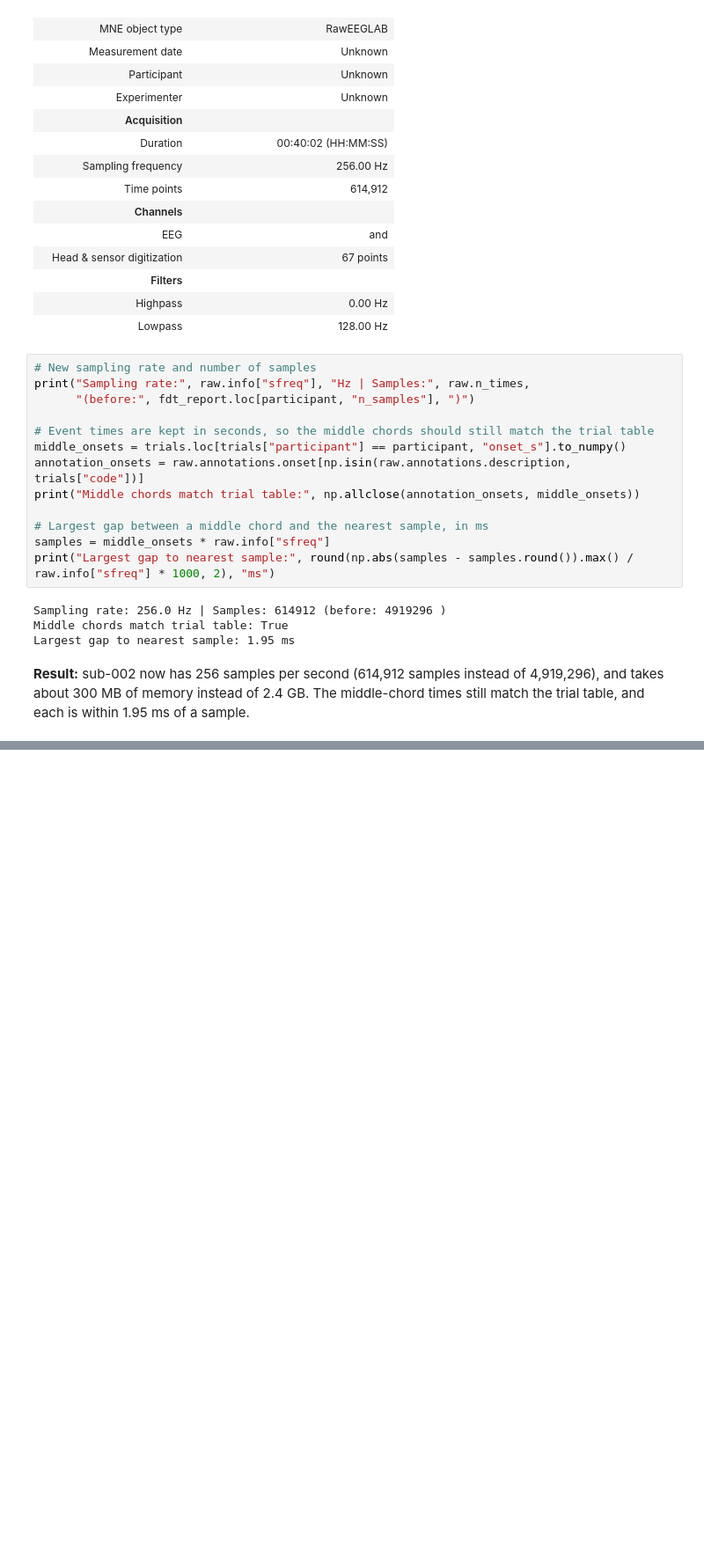
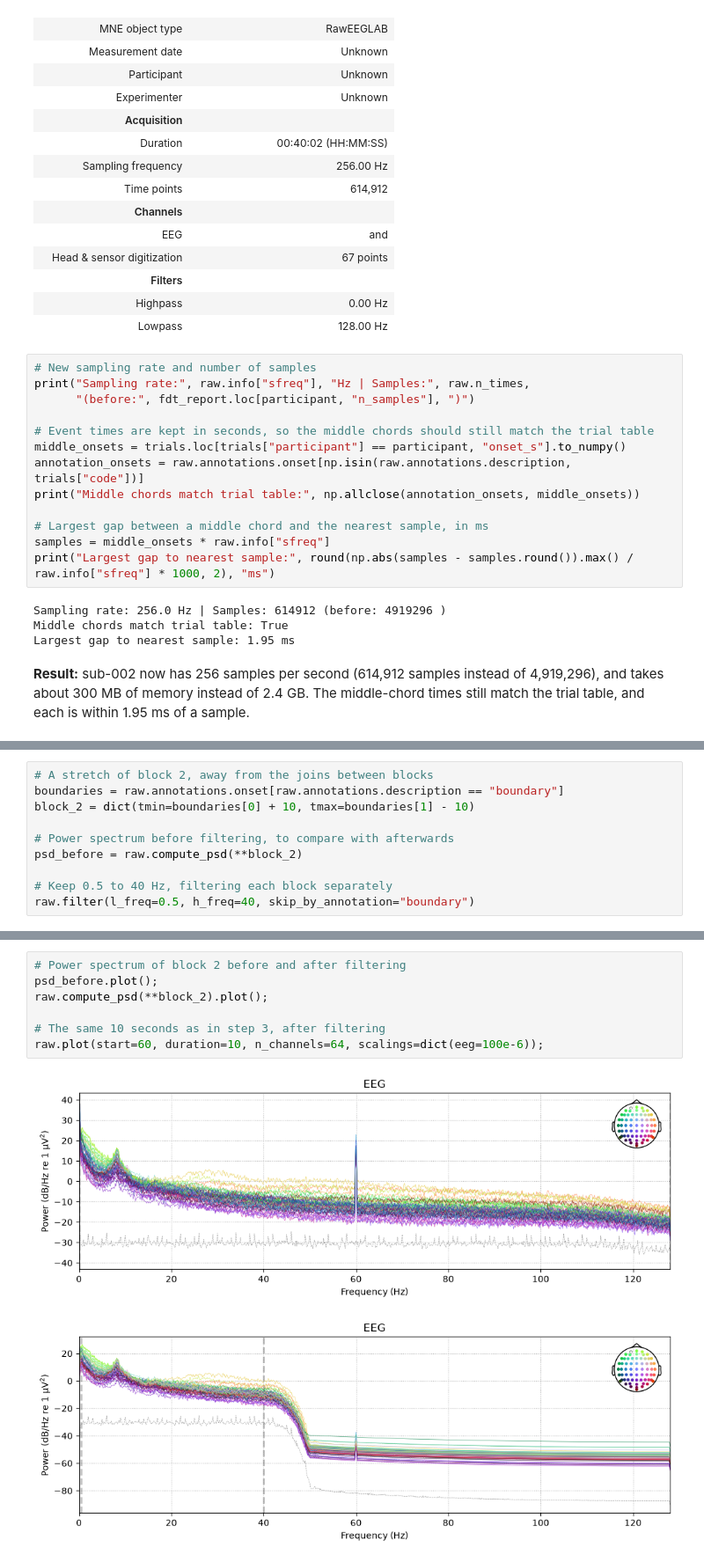
Before and after one commit to davisbone/Harmonic-EEG, a Jupyter notebook: MS2wranglingData.ipynb, the cells around one changed output, grey strips where cells are left out. Shown at 88% size. Drawn from its saved outputs; the diff is of its cells as text; blank space fills up the shorter version.

```diff
--- a/MS2wranglingData.ipynb
+++ b/MS2wranglingData.ipynb
@@ -1167,0 +1224,10 @@ Largest gap to nearest sample: 1.95 ms
+# %%
+# A stretch of block 2, away from the joins between blocks
+boundaries = raw.annotations.onset[raw.annotations.description == "boundary"]
+block_2 = dict(tmin=boundaries[0] + 10, tmax=boundaries[1] - 10)
+
+# Power spectrum before filtering, to compare with afterwards
+psd_before = raw.compute_psd(**block_2)
+
+# Keep 0.5 to 40 Hz, filtering each block separately
+raw.filter(l_freq=0.5, h_freq=40, skip_by_annotation="boundary")
@@ -1167,0 +1251,10 @@ Largest gap to nearest sample: 1.95 ms
+# %%
+# Power spectrum of block 2 before and after filtering
+psd_before.plot();
+raw.compute_psd(**block_2).plot();
+
+# The same 10 seconds as in step 3, after filtering
+raw.plot(start=60, duration=10, n_channels=64, scalings=dict(eeg=100e-6));
+# %% [output]
+[figure, added]
+[figure, added]
```
Also changed, not shown: parts of 7 cells of this notebook.
